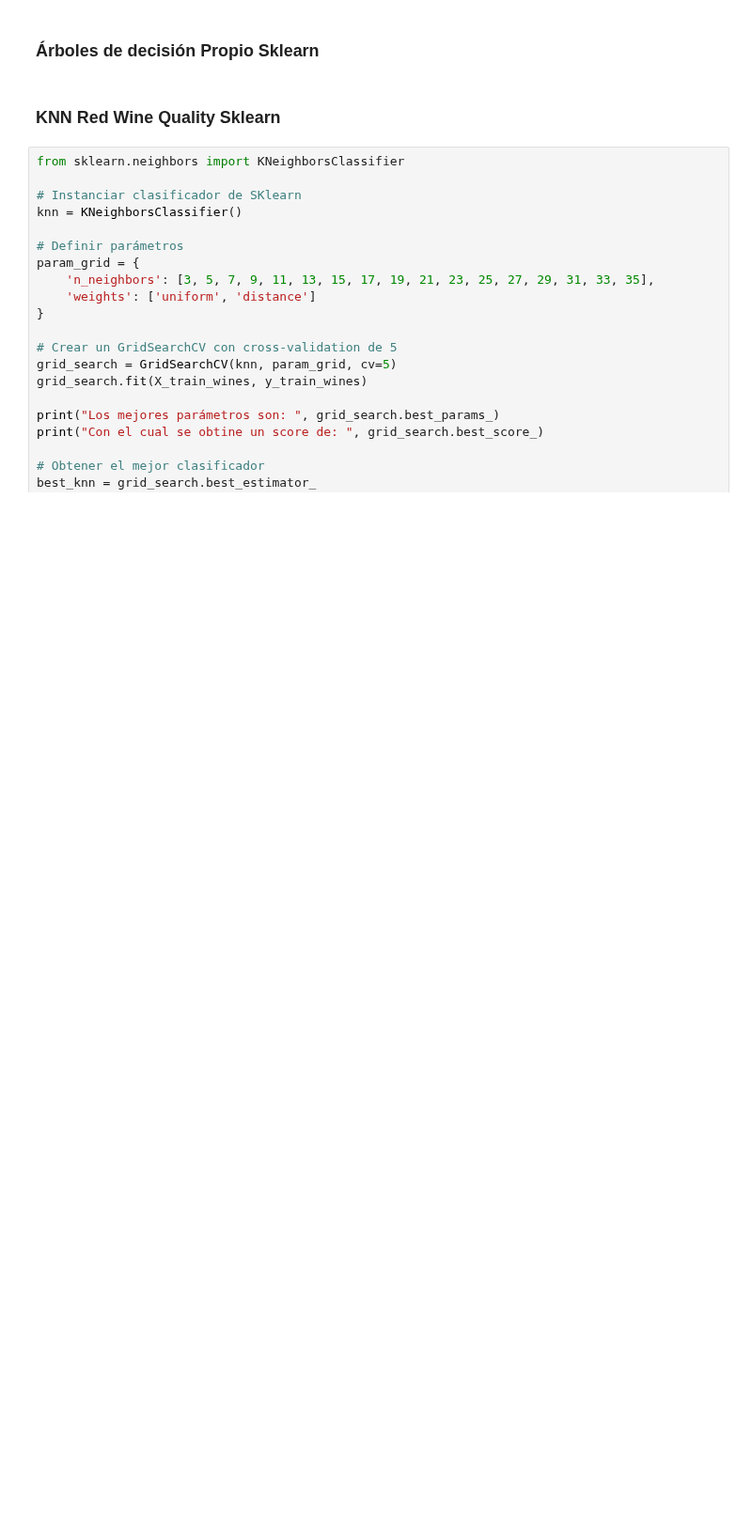
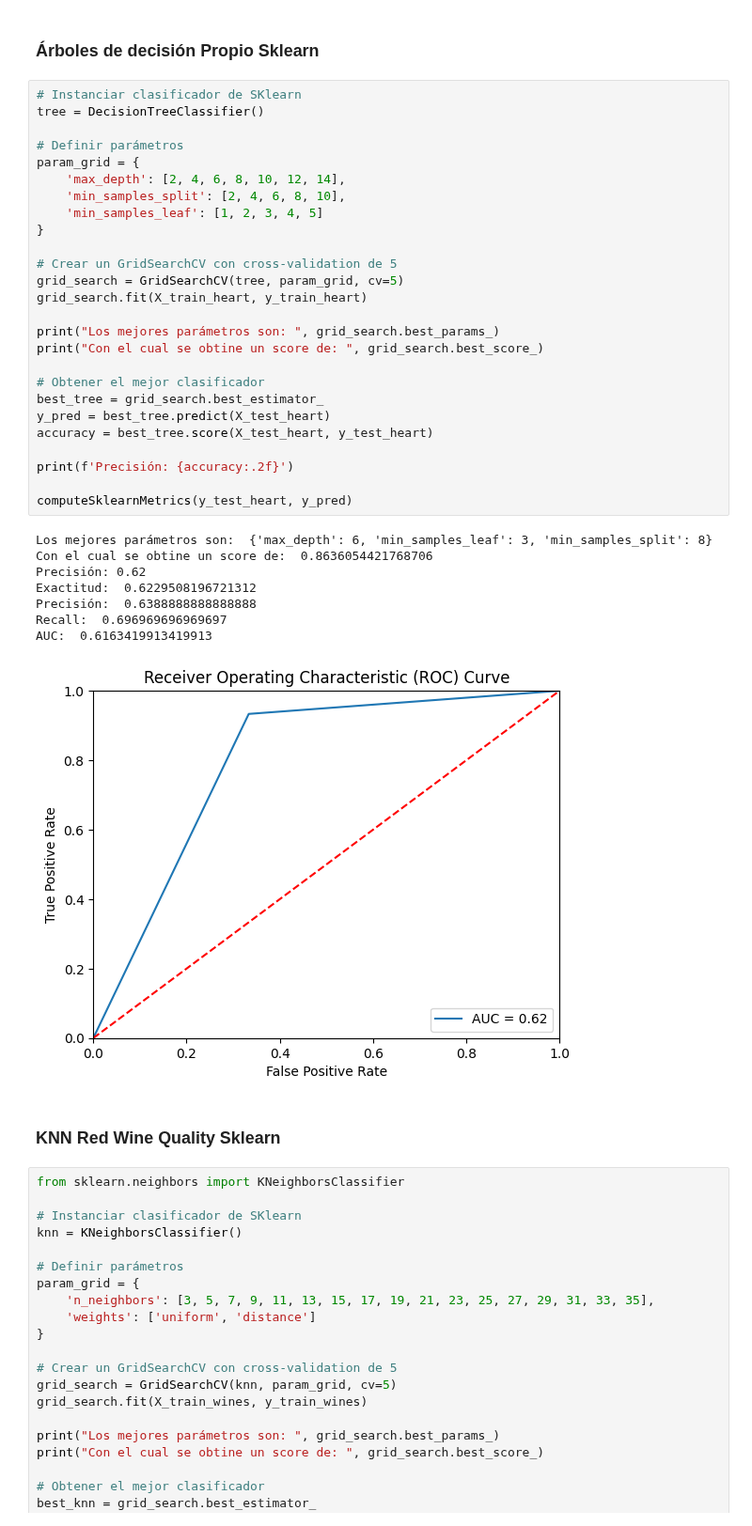
Before and after one commit to JulianCamacho/CE-5506-Reconocimiento-de-Patrones, a Jupyter notebook: Proyecto1/Proyecto1.ipynb, the cells around one changed output. Shown at 94% size. Drawn from its saved outputs; the diff is of its cells as text; blank space fills up the shorter version.

Commit message:
Se agregan arboles de sklearn

```diff
--- a/Proyecto1/Proyecto1.ipynb
+++ b/Proyecto1/Proyecto1.ipynb
@@ -779,5 +882,40 @@ Recall:  0.734375
 # %% [markdown]
 ### Árboles de decisión Propio Sklearn
+# %%
+# Instanciar clasificador de SKlearn
+tree = DecisionTreeClassifier()
+
+# Definir parámetros
+param_grid = {
+    'max_depth': [2, 4, 6, 8, 10, 12, 14],
+    'min_samples_split': [2, 4, 6, 8, 10],
+    'min_samples_leaf': [1, 2, 3, 4, 5]
+}
+
+# Crear un GridSearchCV con cross-validation de 5
+grid_search = GridSearchCV(tree, param_grid, cv=5)
+grid_search.fit(X_train_heart, y_train_heart)
+
+print("Los mejores parámetros son: ", grid_search.best_params_)
+print("Con el cual se obtine un score de: ", grid_search.best_score_)
+
+# Obtener el mejor clasificador
+best_tree = grid_search.best_estimator_
+y_pred = best_tree.predict(X_test_heart)
+accuracy = best_tree.score(X_test_heart, y_test_heart)
+
+print(f'Precisión: {accuracy:.2f}')
+
+computeSklearnMetrics(y_test_heart, y_pred)
+# %% [output]
+Los mejores parámetros son:  {'max_depth': 6, 'min_samples_leaf': 3, 'min_samples_split': 8}
+Con el cual se obtine un score de:  0.8636054421768706
+Precisión: 0.62
+Exactitud:  0.6229508196721312
+Precisión:  0.6388888888888888
+Recall:  0.696969696969697
+AUC:  0.6163419913419913
+[figure, added]
 # %% [markdown]
 ### KNN Red Wine Quality Sklearn
 # %%
```
Also changed, not shown: parts of 18 cells of this notebook, 1 other file.
